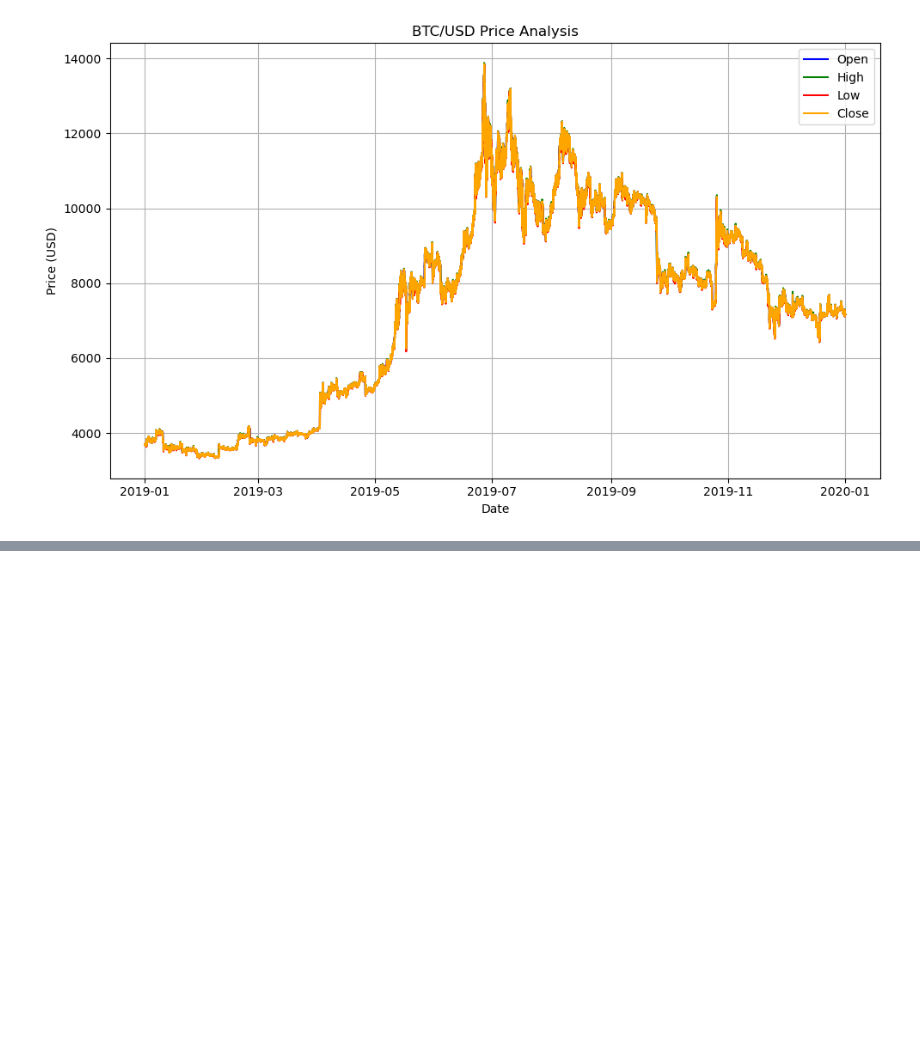
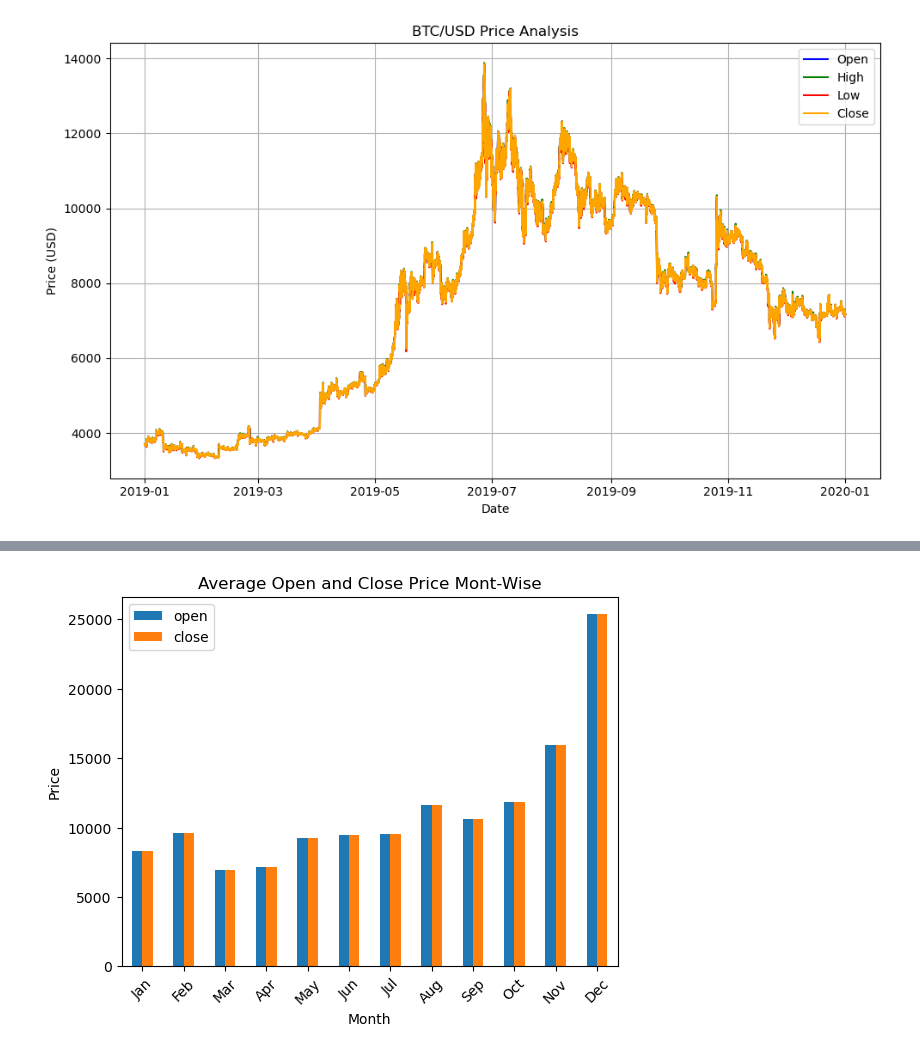
Before and after one commit to Bikram48/BitcoinPredictor, a Jupyter notebook: Bitcoin Price Prediction.ipynb, the cells around one changed output, grey strips where cells are left out. Drawn from its saved outputs; the diff is of its cells as text; code cells hidden in the pictures; blank space fills up the shorter version.

Commit message:
visualize - 2020 bitcoin dataset

```diff
--- a/Bitcoin Price Prediction.ipynb
+++ b/Bitcoin Price Prediction.ipynb
@@ -400,0 +403,3 @@ plt.show()
+# %%
+df_2020 = df[(df['date']>="2020-01-01") & (df['date']<'2021-01-01')]
+df_2020
@@ -400,0 +420,4 @@ plt.show()
+# %%
+df_2020["month"] = df_2020['date'].dt.month
+df_2020['month'] = df_2020['date'].dt.month.apply(lambda x: calendar.month_abbr[x])
+df_2020
@@ -400,0 +448,12 @@ plt.show()
+# %%
+monthly_open_close_data = df_2020.groupby('month')[['open', 'close']].mean()
+monthly_open_close_data = monthly_open_close_data.reindex(calendar.month_abbr[1:], axis=0)
+
+monthly_open_close_data.plot(kind='bar')
+plt.title("Average Open and Close Price Mont-Wise")
+plt.xlabel("Month")
+plt.ylabel("Price")
+plt.xticks(rotation=45)
+plt.show()
+# %% [output]
+[figure, added]
```
Also changed, not shown: parts of 5 cells of this notebook.
